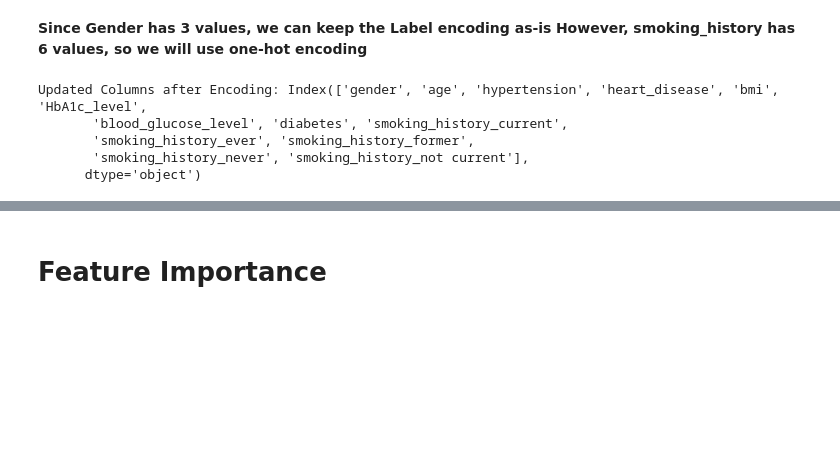
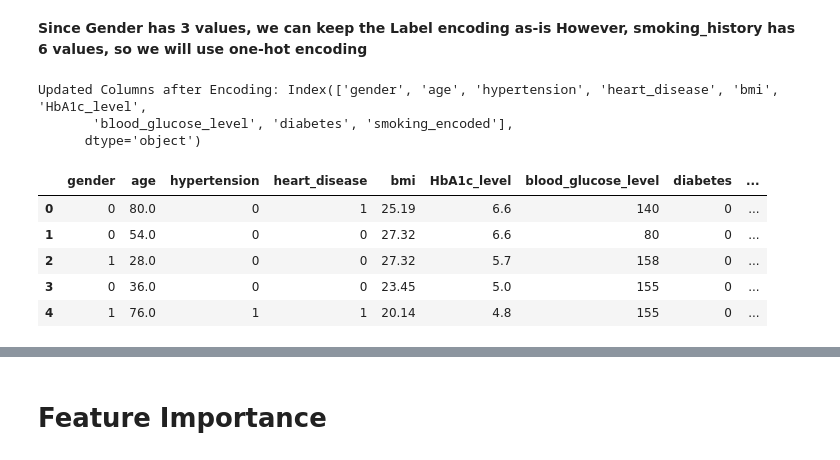
Before and after one commit to fkottapa3/Team14CSE6242, a Jupyter notebook: DiabetesPrediction_v1.ipynb, the cells around one changed output, grey strips where cells are left out. Cells and saved outputs as stored; diff of their text form; code cells hidden in the pictures; blank space fills up the shorter version.

```diff
--- a/DiabetesPrediction_v1.ipynb
+++ b/DiabetesPrediction_v1.ipynb
@@ -86,18 +87,37 @@ Unique values in 'smoking_history': ['never' 'No Info' 'current' 'former' 'ever'
 from sklearn.preprocessing import LabelEncoder
 le = LabelEncoder()
 df['gender'] = le.fit_transform(df['gender'])
-#df['smoking_history'] = le.fit_transform(df['smoking_history'])
-# One-Hot Encode 'smoking_history' (since it has multiple unordered categories)
-df = pd.get_dummies(df, columns=['smoking_history'], drop_first=True)
+# #df['smoking_history'] = le.fit_transform(df['smoking_history'])
+# # One-Hot Encode 'smoking_history' (since it has multiple unordered categories)
+# df = pd.get_dummies(df, columns=['smoking_history'], drop_first=True)
 
-# Display updated column names
-print("Updated Columns after Encoding:", df.columns)
+# # Display updated column names
+# print("Updated Columns after Encoding:", df.columns)
-# %% [output]
-Updated Columns after Encoding: Index(['gender', 'age', 'hypertension', 'heart_disease', 'bmi', 'HbA1c_level',
-       'blood_glucose_level', 'diabetes', 'smoking_history_current',
-       'smoking_history_ever', 'smoking_history_former',
-       'smoking_history_never', 'smoking_history_not current'],
-      dtype='object')
+# %%
+# Implementing Target Encoding for 'smoking_history'
+# Assuming the dataset contains a binary target variable 'diabetes'
+
+# Calculate mean diabetes rate per smoking category (Target Encoding)
+df['smoking_encoded'] = df.groupby('smoking_history')['diabetes'].transform('mean')
+
+# Drop original smoking_history columns after target encoding
+df.drop(columns=[col for col in df.columns if 'smoking_history' in col], inplace=True)
+
+# Display updated column names after encoding
+print("Updated Columns after Encoding:", df.columns)
+
+# Display first few rows to verify encoding
+display(df.head())
+# %% [output]
+Updated Columns after Encoding: Index(['gender', 'age', 'hypertension', 'heart_disease', 'bmi', 'HbA1c_level',
+       'blood_glucose_level', 'diabetes', 'smoking_encoded'],
+      dtype='object')
+|  | gender | age | hypertension | heart_disease | bmi | HbA1c_level | blood_glucose_level | diabetes | ... |
+| 0 | 0 | 80.0 | 0 | 1 | 25.19 | 6.6 | 140 | 0 | ... |
+| 1 | 0 | 54.0 | 0 | 0 | 27.32 | 6.6 | 80 | 0 | ... |
+| 2 | 1 | 28.0 | 0 | 0 | 27.32 | 5.7 | 158 | 0 | ... |
+| 3 | 0 | 36.0 | 0 | 0 | 23.45 | 5.0 | 155 | 0 | ... |
+| 4 | 1 | 76.0 | 1 | 1 | 20.14 | 4.8 | 155 | 0 | ... |
 # %%
 df
 # %% [output]
```
Also changed, not shown: parts of 21 cells of this notebook, 1 other file.
